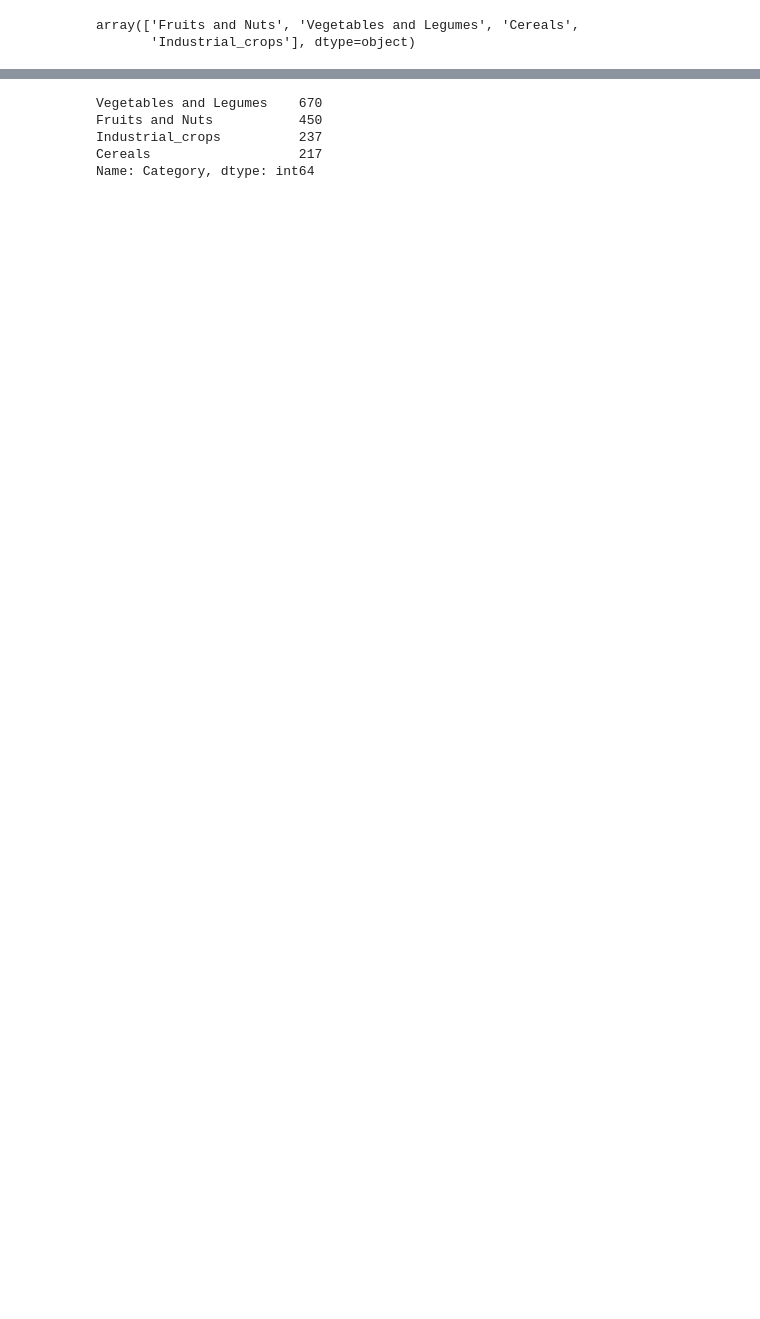
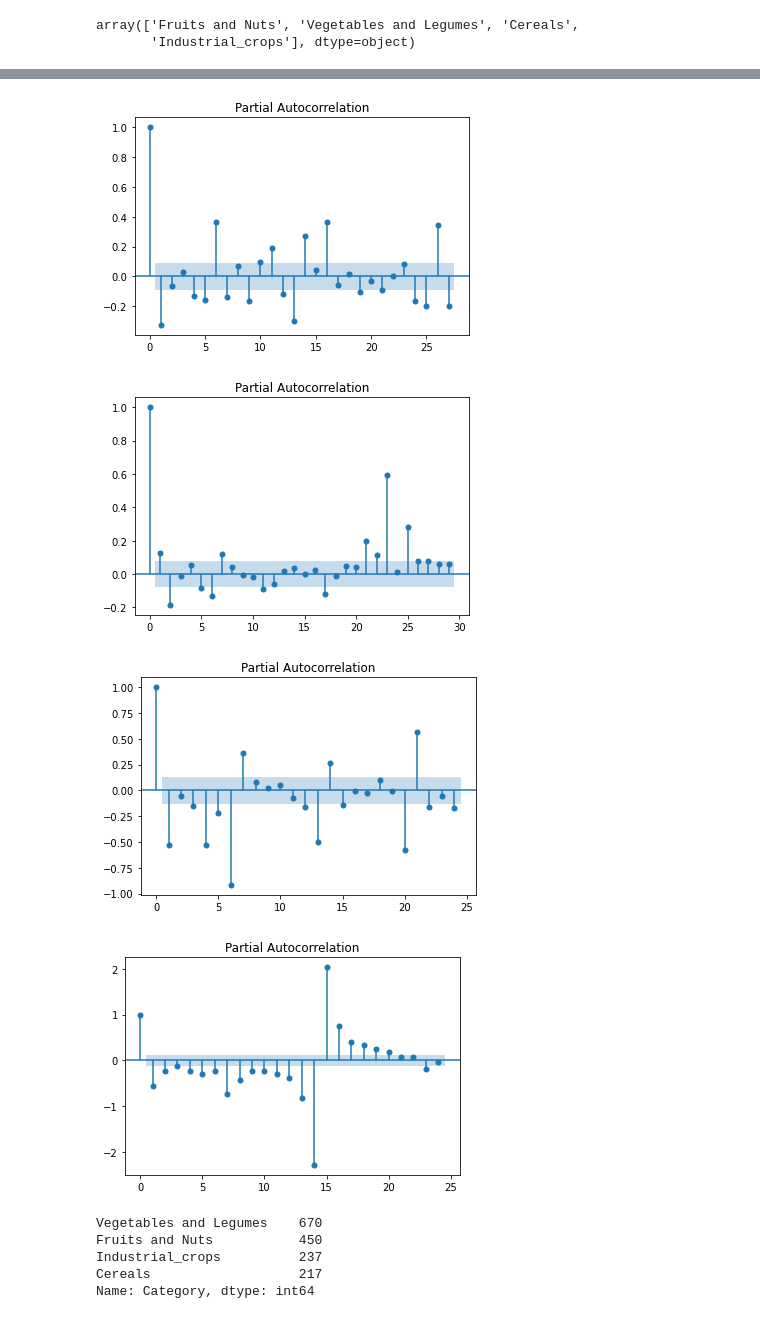
Before and after one commit to Kalebalemayehu/Kaleb-Bsc-thesis, a Jupyter notebook: Crop yield and soil/preprocessing_II.ipynb, the cells around one changed output, grey strips where cells are left out. Drawn from its saved outputs; the diff is of its cells as text; code cells hidden in the pictures; blank space fills up the shorter version.

```diff
--- a/Crop yield and soil/preprocessing_II.ipynb
+++ b/Crop yield and soil/preprocessing_II.ipynb
@@ -51,7 +35,7 @@ fao_data['Category'] = fao_data['Item'].apply(category_func)
 # %%
 df = fao_data
 df['Year'] = pd.to_datetime(df['Year'], format='%Y')
-#df.reset_index(drop=True, inplace=True)
+df.reset_index(drop=True, inplace=True)
 df.set_index("Year", inplace=True)
 df.index.name = None
 df
@@ -200,0 +158,21 @@ main_df
+# %%
+imputer = KNNImputer(n_neighbors=4)
+adf_df = pd.DataFrame(columns=df.columns)
+
+for cate in cat_names:
+    # Selects category
+    crop_df = df[df["Category"] == cate]
+    num_cols = crop_df.select_dtypes(include=[np.number])
+    # Selects column for ADF Test
+    for col in num_cols:
+        if crop_df[col].count() < 5:
+            continue
+        adf_result = adfuller(crop_df[col])
+        while adf_result[1] > 0.05:
+            crop_df[col] = crop_df[col].diff()
+            crop_df[num_cols.columns] = imputer.fit_transform(crop_df[num_cols.columns])
+            adf_result = adfuller(crop_df[col])
+
+    adf_df = pd.concat([adf_df, crop_df])
+
+adf_df
@@ -200,0 +193,18 @@ main_df
+# %%
+main_df = pd.DataFrame(columns=adf_df.columns)
+imputer = KNNImputer(n_neighbors=4)
+
+# Sliding Window
+for cate in cat_names:
+    # Selects category
+    crop_df = adf_df[adf_df["Category"] == cate]
+    num_cols = crop_df.select_dtypes(include=[np.number])
+    for col in num_cols.columns:
+        for i in range(1, 4):
+            crop_df[f'{col}-{i}'] = crop_df[col].shift(i)
+
+    main_df = pd.concat([main_df, crop_df])
+    num_cols = main_df.select_dtypes(include=[np.number])
+    main_df[num_cols.columns] = imputer.fit_transform(main_df[num_cols.columns])
+
+main_df
@@ -201,3 +227,12 @@ main_df
+# %%
+for cat in cat_names:
+    crop_df = main_df[main_df['Category'] == cat]
+    plot_pacf(crop_df['Yield(tonnes/ha)'])
+# %% [output]
+[figure, added]
+[figure, added]
+[figure, added]
+[figure, added]
 # %%
 main_df['Category'].value_counts()
 # %% [output]
```
Also changed, not shown: parts of 12 cells of this notebook, 9 other files.
